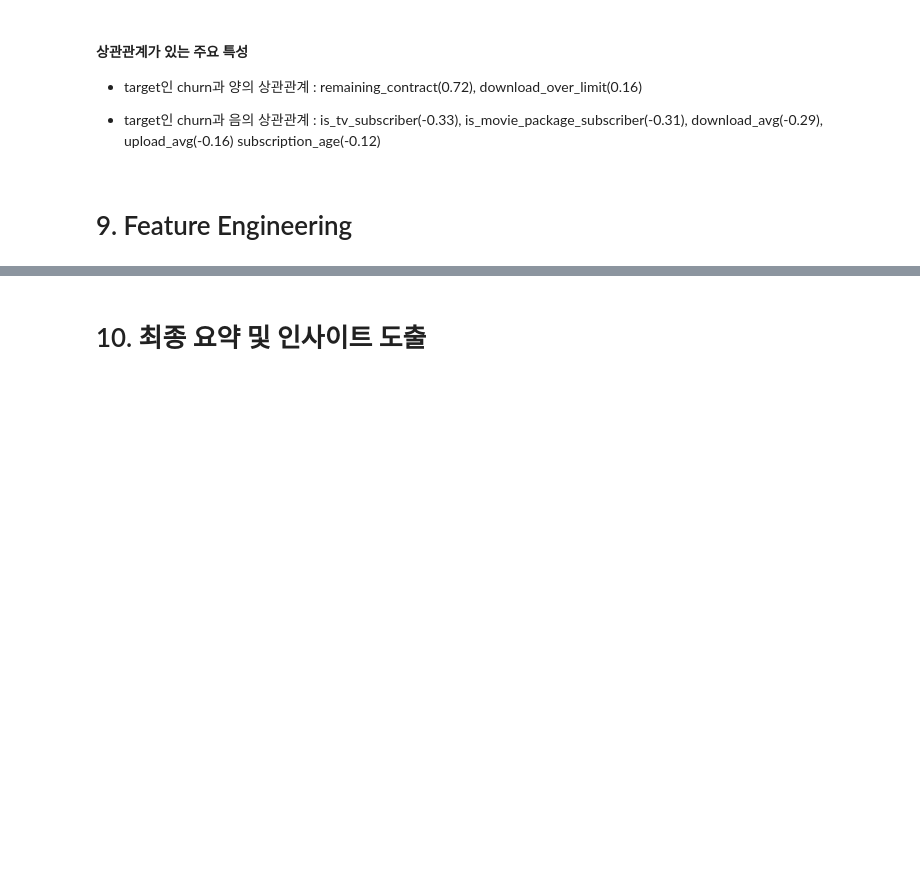
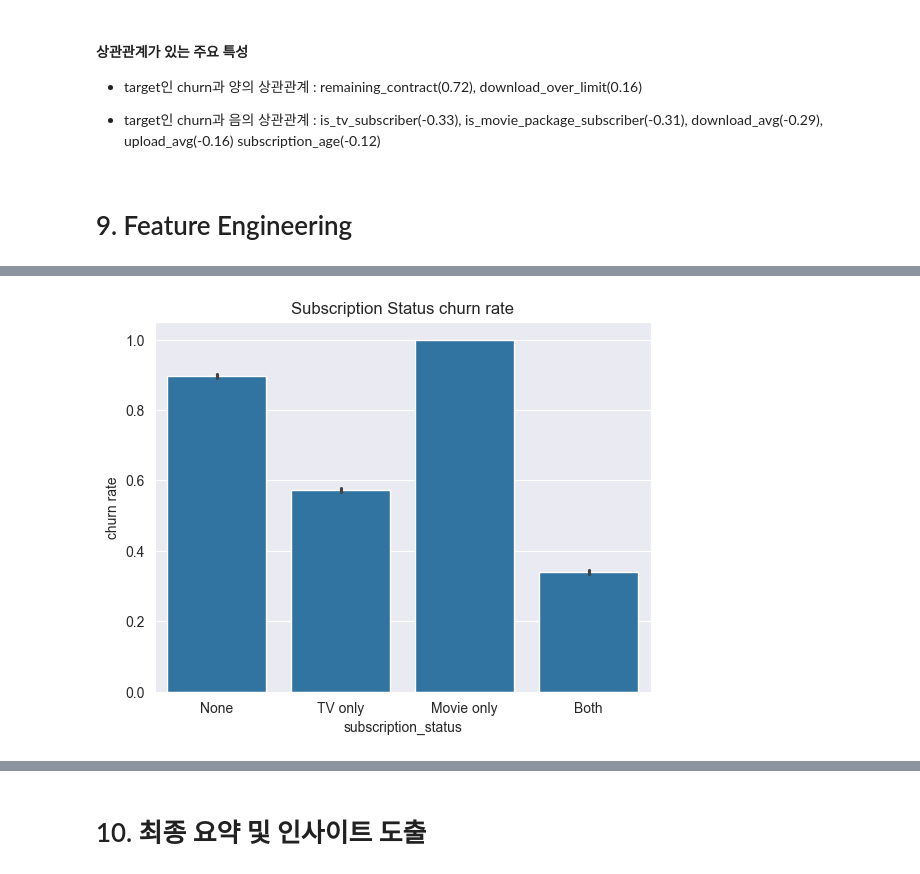
Before and after one commit to ParkVitna/SKN14-2nd-1Team, a Jupyter notebook: HanSeongGyu/EDA_1st.ipynb, the cells around one changed output, grey strips where cells are left out. Saved outputs shown, nothing was run; the diff lists cells and outputs as text; code cells hidden in the pictures; blank space fills up the shorter version.

```diff
--- a/HanSeongGyu/EDA_1st.ipynb
+++ b/HanSeongGyu/EDA_1st.ipynb
@@ -496,3 +491,13 @@ plt.show()
 # %%
-# 필요시 만들거나 스케일링 진행하겠습니당
-# 아이디어 있으시면 디엠 주세용
+# 새로운 컬럼 생성
+df['subscription_status'] = df['is_tv_subscriber'] + df['is_movie_package_subscriber'] * 2
+# %%
+# 시각화로 이탈률 확인
+
+sns.barplot(data=df, x='subscription_status', y='churn')
+plt.title("Subscription Status churn rate")
+plt.xticks(ticks=[0,1,2,3], labels=['None', 'TV only', 'Movie only', 'Both'])
+plt.ylabel("churn rate")
+plt.show()
+# %% [output]
+[figure, added]
```
Also changed, not shown: parts of 44 cells of this notebook.
